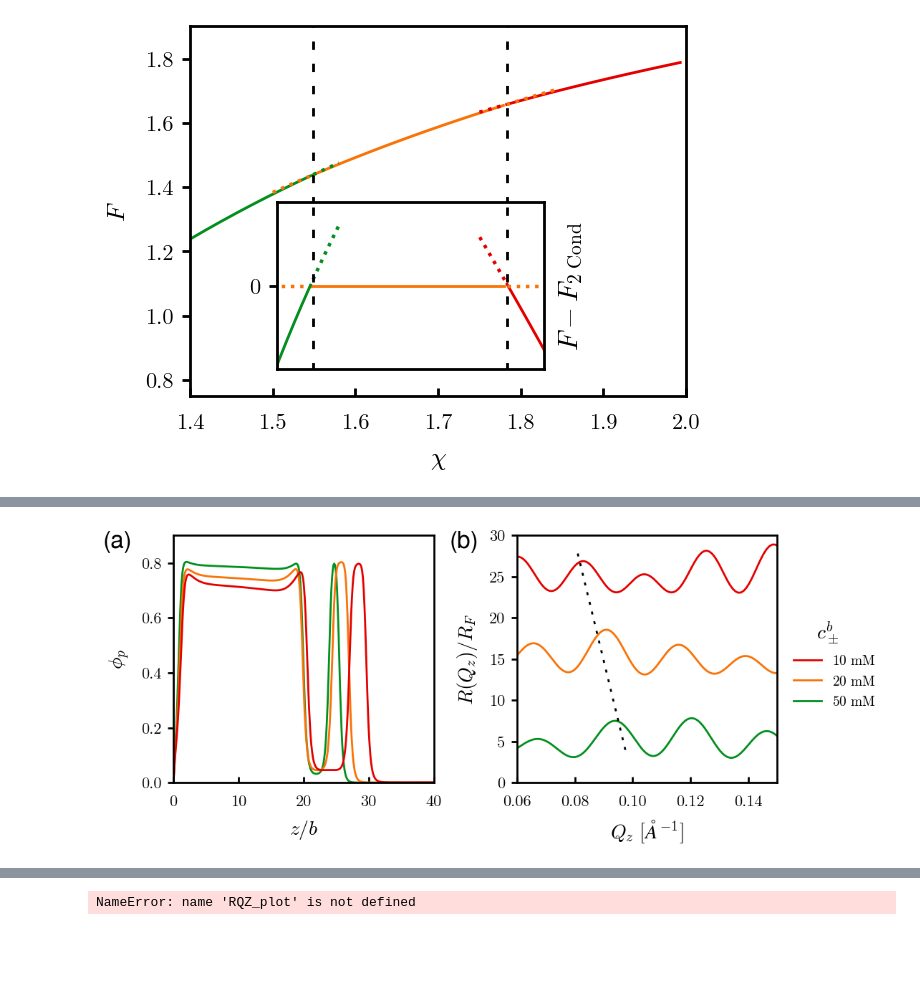
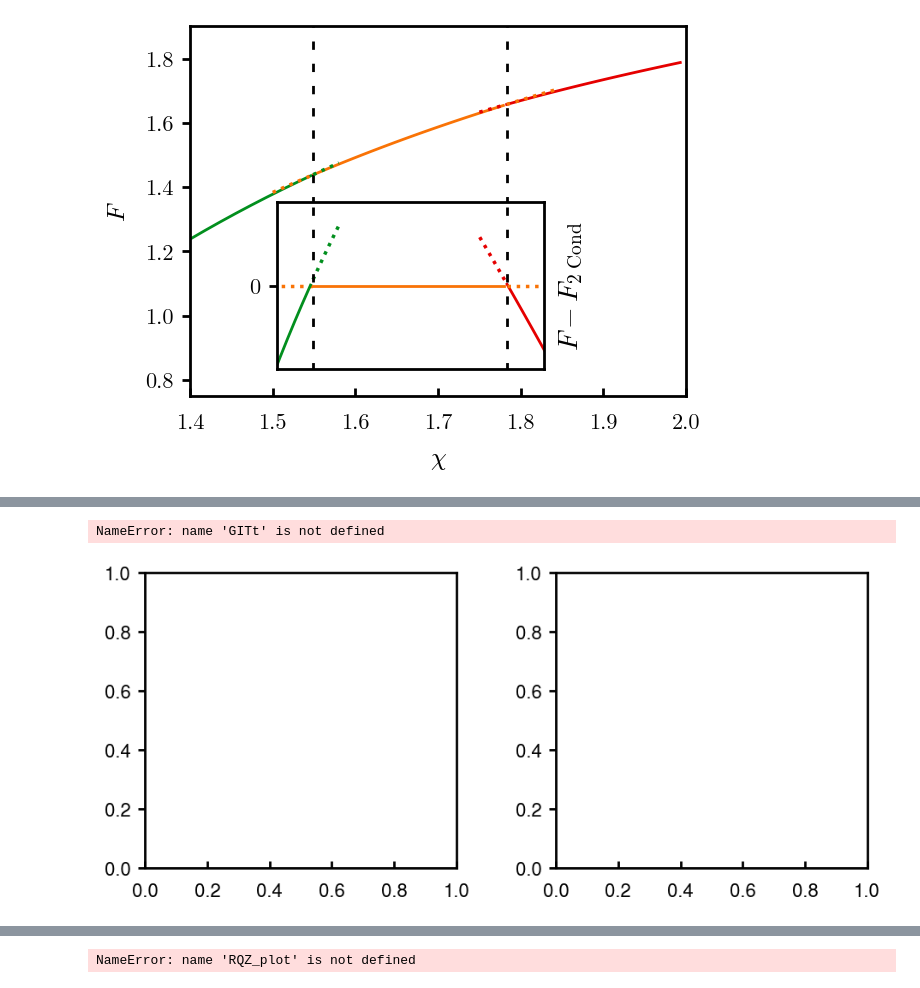
Before and after one commit to tyokokur/findat, a Jupyter notebook: sysg/datavis/sysg_vis.ipynb, the cells around one changed output, grey strips where cells are left out. Drawn from its saved outputs; the diff is of its cells as text; code cells hidden in the pictures; blank space fills up the shorter version.

```diff
--- a/sysg/datavis/sysg_vis.ipynb
+++ b/sysg/datavis/sysg_vis.ipynb
@@ -779,10 +674,0 @@ tjy.ticks()
-# %%
-def phread(fname):
-    pha = pd.read_csv(fname, sep="\s+", skiprows=0, header=None)
-    return (pha[0], pha[1], pha[8])
-
-ph = phread(GIT+'ph_a031c010_x110s002.dat')
-plt.plot(ph[0], ph[1])
-plt.plot(ph[0], ph[2]*70)
-
-tjy.ticks()
@@ -1060,33 +684,34 @@ qz = np.logspace(-3,0,1000) # 0.001 to 1
 step=0
 cs = (cdict['p1c'], cdict['p2c'], cdict['p3c'])[::-1]
 for i, ci in zip((10, 20, 50)[::-1], cs):
     phname = 'ph_p2c{0:03d}.dat'.format(i)
-    ph = tjy.phread(GITt+phname)
+    ph = tjy.phread(GIT+phname)
     axs[0].plot(ph.z, ph.overall, ls=ls, c=ci)
 
     axs[1].plot(qz, step0 + step*delta + np.array(RQZ_pha(phname, qz, GIT=GITt)), color=ci, alpha=1.0, ls = ls, label='dummy')
     step += 1
 
 axs[0].set_xlim((0, 40))
 axs[0].set_ylim((0, 0.9))
 axs[0].set_yticks(np.arange(0, 0.81, 0.2))
 axs[0].set_ylabel(r'$\phi_p$', fontsize=20)
 axs[0].set_xlabel(r'$z/b$', fontsize=20)
 
 axs[1].set_xlim((0.06, 0.15))
 axs[1].set_ylim((0, 30))
 axs[1].set_ylabel(r'$R(Q_z)/R_F$', fontsize=20)
 axs[1].set_xlabel(r'$Q_z$' ' ' r'$[\AA^{-1}]$')
 
 axs[1].plot([0.081, 0.098], [3.2,27.8][::-1], c='k', ls=(0,(1.5,3.5)))
 plt.text(-0.27, 0.95, '(a)', transform=axs[0].transAxes, fontsize=24)
 plt.text(-0.26, 0.95, '(b)', transform=axs[1].transAxes, fontsize=24)
 plt.text(1.15, 0.58, r'$c_\pm^b$', transform=plt.gca().transAxes, fontsize=20)
 h, l = axs[1].get_legend_handles_labels()
 plt.legend(h[::-1],[r'${:d}$'.format(i)+r'$~\mathrm{mM}$' for i in (10,20,50)], loc='upper center', bbox_to_anchor=(1.22, 0.60))
 tjy.ticks(axs)
 
-plt.savefig('imgs/sysgrev_csrefl.pdf')
+# plt.savefig('imgs/sysgrev_csrefl.pdf')
 plt.show()
 # %% [output]
+NameError: name 'GITt' is not defined
-[figure, old version]
+[figure, new version]
```
Also changed, not shown: parts of 13 cells of this notebook.
